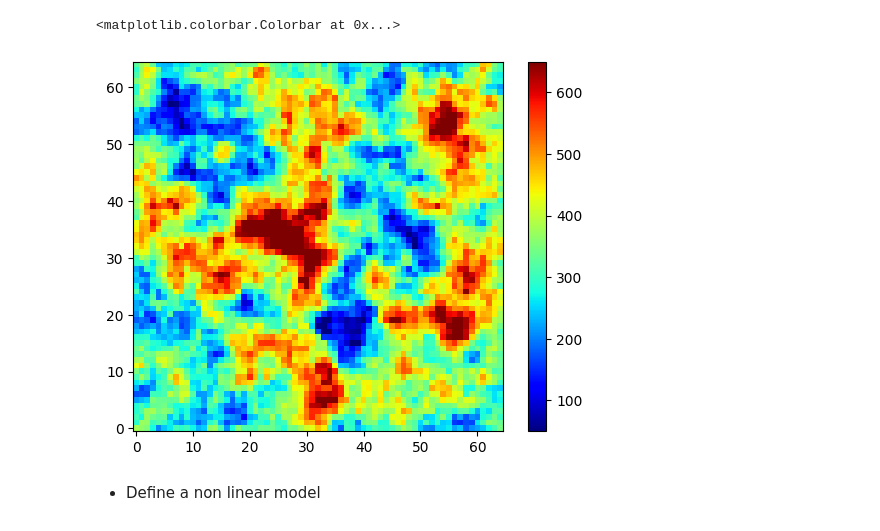
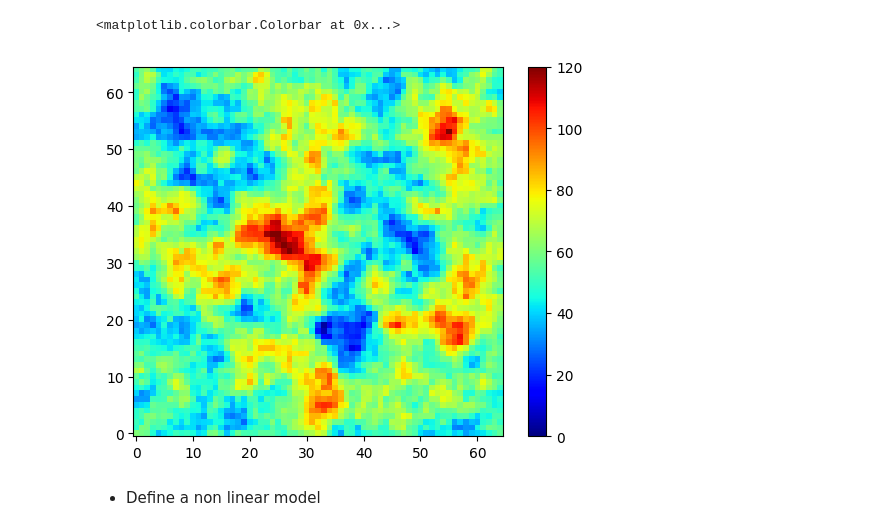
Before and after one commit to antoinecollet5/pyrtid, a Jupyter notebook: examples/solvers/test_pcga.ipynb, the cells around one changed output. Cells and saved outputs as stored; diff of their text form; code cells hidden in the pictures.

```diff
--- a/examples/solvers/test_pcga.ipynb
+++ b/examples/solvers/test_pcga.ipynb
@@ -25,8 +25,8 @@ len_scale = 20.0  # m
 kappa = 1 / len_scale
 alpha = 1.0
 
-mean = 300.0  # trend of the field
-std = 150.0  # standard deviation of the field
+mean = 50.0  # trend of the field
+std = 20.0  # standard deviation of the field
 
 # Create a precison matrix
 Q_ref = spde.get_precision_matrix(
@@ -39,16 +39,16 @@ s_ref = np.abs(simu_ + mean)
 # %%
 plt.imshow(
     s_ref.T,
     origin="lower",
     cmap=plt.get_cmap("jet"),
     aspect="equal",
-    vmin=50.0,
-    vmax=650,
+    vmin=0.0,
+    vmax=120,
 )
 plt.colorbar()
 # %% [output]
 <matplotlib.colorbar.Colorbar at 0x...>
-[figure, old version]
+[figure, new version]
 # %% [markdown]
 - Define a non linear model
 # %%
```
Also changed, not shown: parts of 30 cells of this notebook, 1 other file.
